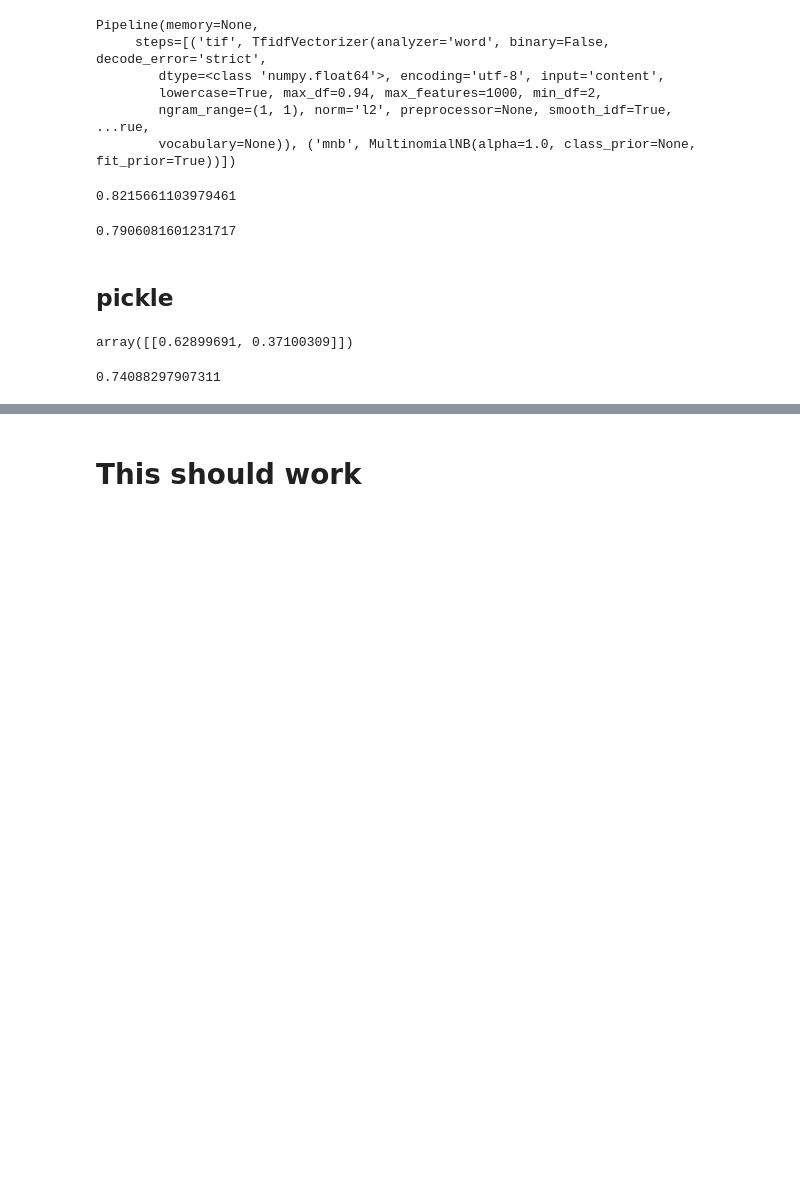
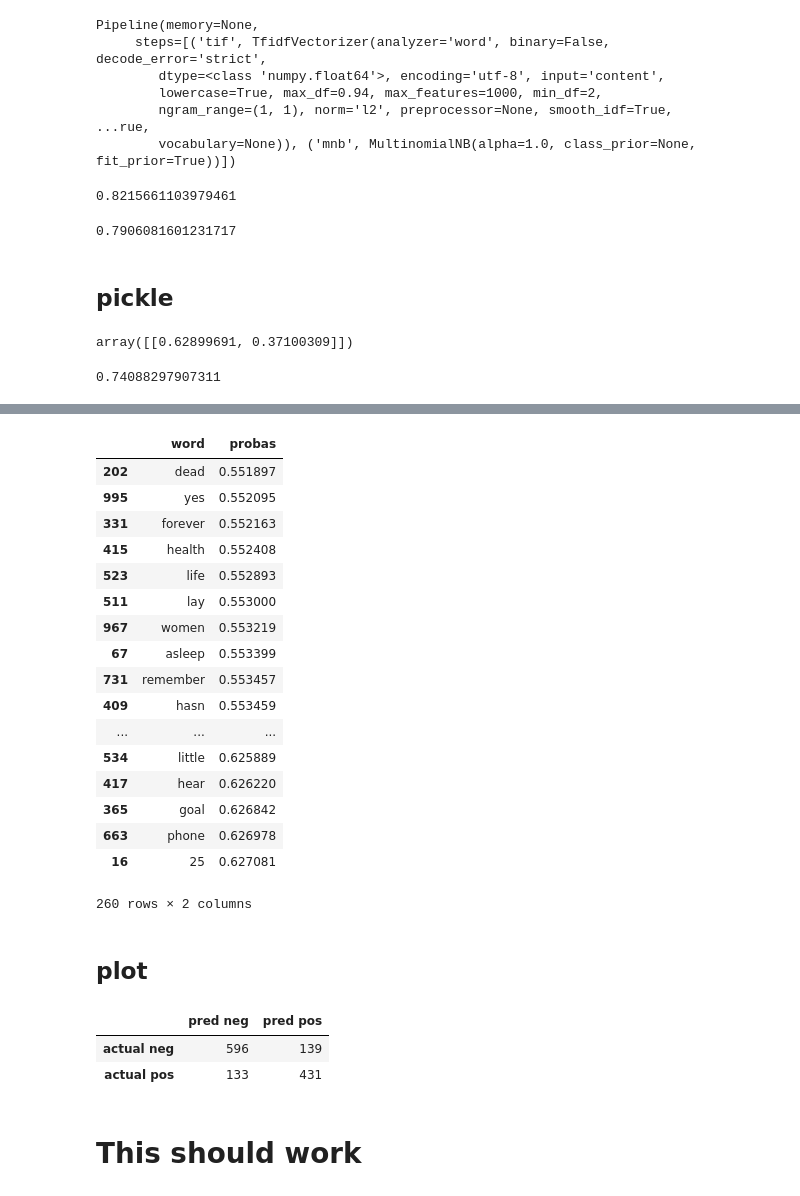
Before and after one commit to mhbesaw/hackathon, a Jupyter notebook: 1_model_emotion.ipynb, the cells around one changed output, grey strips where cells are left out. Cells and saved outputs as stored; diff of their text form; code cells hidden in the pictures; blank space fills up the shorter version.

```diff
--- a/1_model_emotion.ipynb
+++ b/1_model_emotion.ipynb
@@ -650,0 +663,4 @@ proba('hurt hurt hurt very much')
+# %%
+outputs = []
+for n in range(len(gs.best_estimator_.named_steps.tif.get_feature_names())):
+    outputs.append(proba(gs.best_estimator_.named_steps.tif.get_feature_names()[n]))
@@ -650,0 +687,27 @@ proba('hurt hurt hurt very much')
+# %%
+outs = pd.DataFrame()
+outs['word'] = gs.best_estimator_.named_steps.tif.get_feature_names()
+outs['probas'] = outputs
+# %%
+outs.sort_values('probas', ascending=True)[460:720]
+# %% [output]
+|  | word | probas |
+| 202 | dead | 0.551897 |
+| 995 | yes | 0.552095 |
+| 331 | forever | 0.552163 |
+| 415 | health | 0.552408 |
+| 523 | life | 0.552893 |
+| 511 | lay | 0.553000 |
+| 967 | women | 0.553219 |
+| 67 | asleep | 0.553399 |
+| 731 | remember | 0.553457 |
+| 409 | hasn | 0.553459 |
+| ... | ... | ... |
+| 534 | little | 0.625889 |
+| 417 | hear | 0.626220 |
+| 365 | goal | 0.626842 |
+| 663 | phone | 0.626978 |
+| 16 | 25 | 0.627081 |
+260 rows × 2 columns
+# %% [markdown]
+## plot
@@ -650,0 +720,8 @@ proba('hurt hurt hurt very much')
+# %%
+cm_df =pd.DataFrame(cm, columns =['pred neg', 'pred pos'],
+            index =['actual neg', 'actual pos'])
+cm_df
+# %% [output]
+|  | pred neg | pred pos |
+| actual neg | 596 | 139 |
+| actual pos | 133 | 431 |
```
Also changed, not shown: parts of 24 cells of this notebook, 1 other file.
